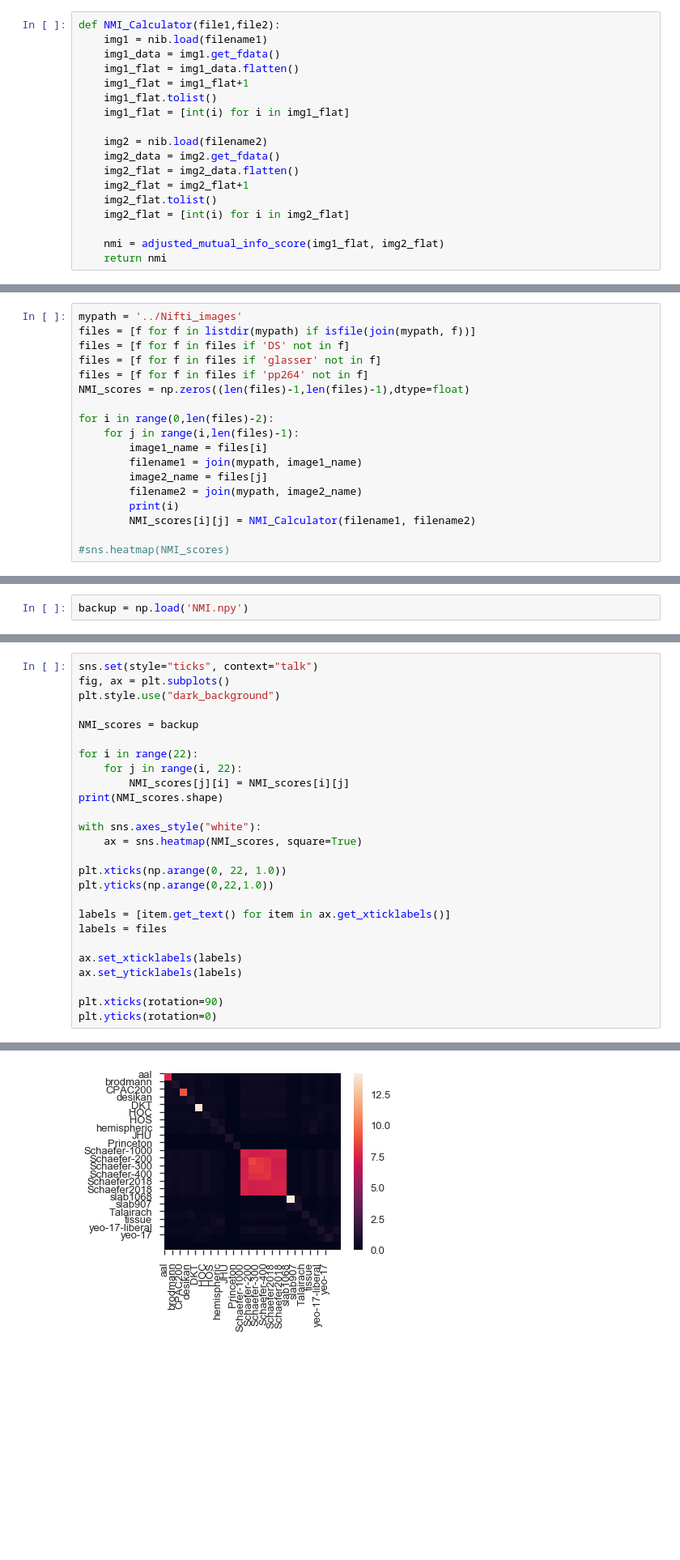
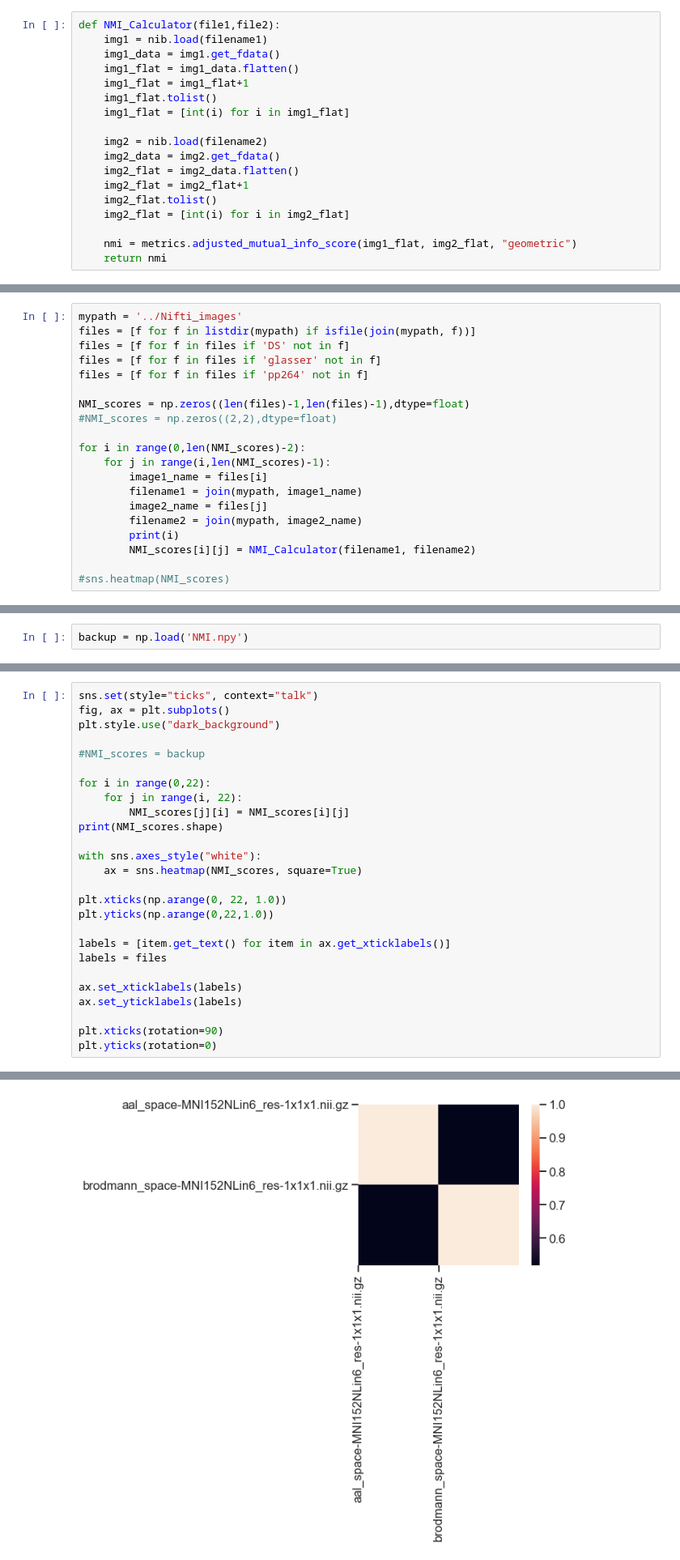
Before and after one commit to NeuroDataDesign/the-ents, a Jupyter notebook: atlases/Code/Atlas_Statistics.ipynb, the cells around one changed output, grey strips where cells are left out. Shown at 81% size. Drawn from its saved outputs; the diff is of its cells as text; blank space fills up the shorter version.

```diff
--- a/atlases/Code/Atlas_Statistics.ipynb
+++ b/atlases/Code/Atlas_Statistics.ipynb
@@ -78,7 +82,7 @@ def NMI_Calculator(file1,file2):
     img2_flat.tolist()
     img2_flat = [int(i) for i in img2_flat]
 
-    nmi = adjusted_mutual_info_score(img1_flat, img2_flat)
+    nmi = metrics.adjusted_mutual_info_score(img1_flat, img2_flat, "geometric")
     return nmi
 # %%
 mypath = '../Nifti_images'
@@ -102,10 +108,12 @@ files = [f for f in listdir(mypath) if isfile(join(mypath, f))]
 files = [f for f in files if 'DS' not in f]
 files = [f for f in files if 'glasser' not in f]
 files = [f for f in files if 'pp264' not in f]
+
 NMI_scores = np.zeros((len(files)-1,len(files)-1),dtype=float)
+#NMI_scores = np.zeros((2,2),dtype=float)
 
-for i in range(0,len(files)-2):
-    for j in range(i,len(files)-1):
+for i in range(0,len(NMI_scores)-2):
+    for j in range(i,len(NMI_scores)-1):
         image1_name = files[i]
         filename1 = join(mypath, image1_name)
         image2_name = files[j]
@@ -211,9 +219,9 @@ sns.set(style="ticks", context="talk")
 fig, ax = plt.subplots()
 plt.style.use("dark_background")
 
-NMI_scores = backup
+#NMI_scores = backup
 
-for i in range(22):
+for i in range(0,22):
     for j in range(i, 22):
         NMI_scores[j][i] = NMI_scores[i][j]
 print(NMI_scores.shape)
@@ -240 +246 @@ plt.yticks(rotation=0)
-[figure, old version]
+[figure, new version]
```
Also changed, not shown: parts of 5 cells of this notebook.
